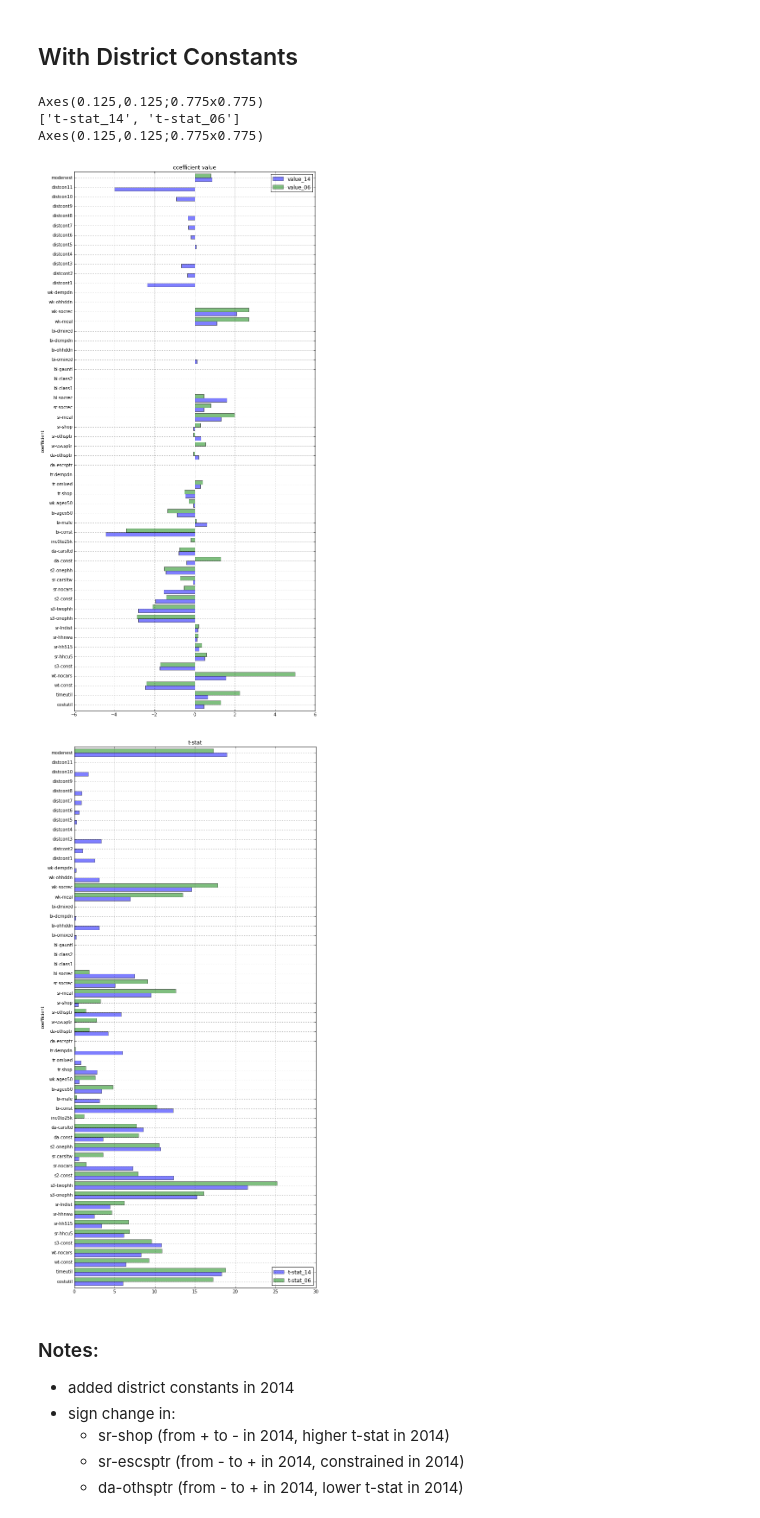
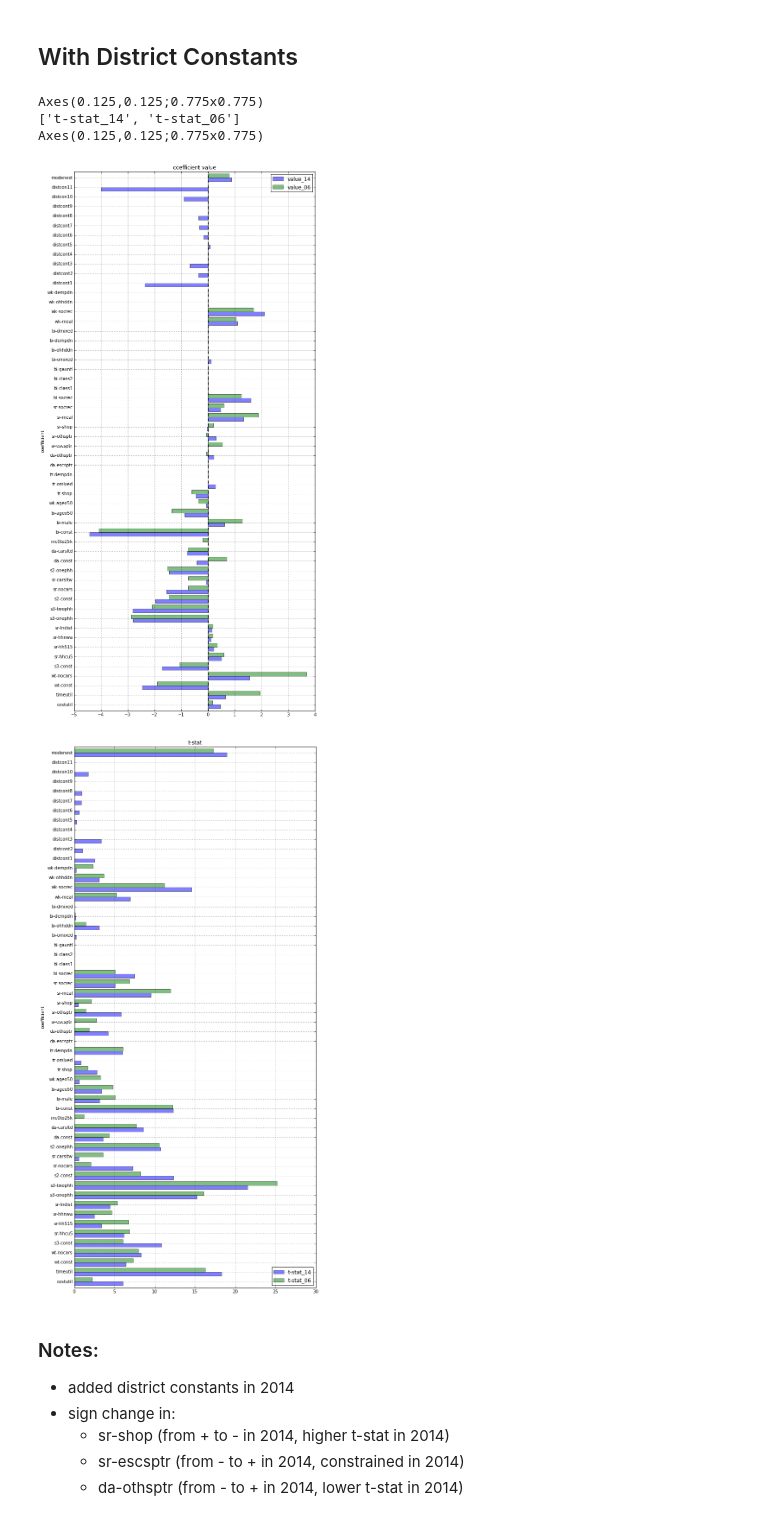
Before and after one commit to psrc/travel-modeling, a Jupyter notebook: estimation/other-home-based-tour-mode.ipynb, the cells around one changed output. Cells and saved outputs as stored; diff of their text form; code cells hidden in the pictures.

```diff
--- a/estimation/other-home-based-tour-mode.ipynb
+++ b/estimation/other-home-based-tour-mode.ipynb
@@ -9,22 +9,22 @@ from estimation import *
 ## With District Constants
 # %%
 dir_14 = r'R:\SoundCastDocuments\2014Estimation\New_06_20_16\estimation\results\OtherHomeBasedMode\estimated_district_constants'
-dir_06 = r'R:\SoundCast\releases\soundcast_release_c1\inputs\coefficients'
+dir_06 = r'R:\SoundCastDocuments\2006Estimation\personbased_estimationfiles\newer_coeff_outputs'
 
 fname_14 = 'OtherHomeBasedTourModeModel.F12'
 fname_06 = 'OtherHomeBasedTourModeModel_psrcper1.F12'
 
 df_14 = load_f12(dir_14, fname_14)
 df_06 = load_f12(dir_06, fname_06)
 
 # Join old and new results
 df = compare_df(df_14,df_06,suffixes=['_14','_06'])
 # %% [output]
 Axes(0.125,0.125;0.775x0.775)
 ['t-stat_14', 't-stat_06']
 Axes(0.125,0.125;0.775x0.775)
-[figure, old version]
+[figure, new version]
-[figure, old version]
+[figure, new version]
 # %% [markdown]
 ### Notes:
 - added district constants in 2014
```
Also changed, not shown: 6 other files.
